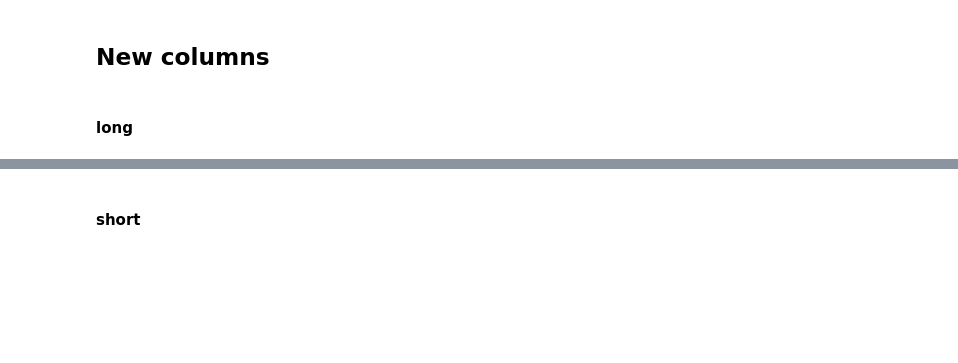
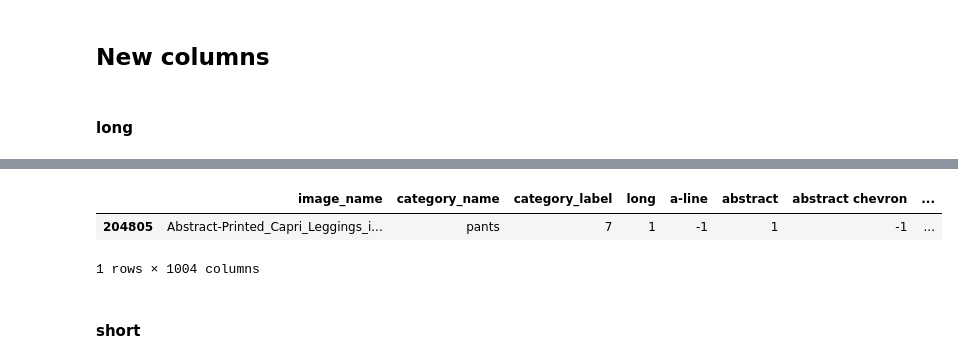
Before and after one commit to starsuzi/deep-fashion, a Jupyter notebook: merge-more-attributes.ipynb, the cells around one changed output, grey strips where cells are left out. Drawn from its saved outputs; the diff is of its cells as text; code cells hidden in the pictures; blank space fills up the shorter version.

```diff
--- a/merge-more-attributes.ipynb
+++ b/merge-more-attributes.ipynb
@@ -483,0 +534,16 @@ def mergeMultipleColumns(lst_attr, merged_col):
+# %%
+set_long_pants_name=set(df_long_pants.loc[df_long_pants['long'] == 1]['image_name'])
+for i,img_name in enumerate(df_attr_category_combined['image_name']):
+    #print(i)
+    if img_name in set_long_pants_name:
+        #print(img_name)
+        #print(i)
+        #print(df_attr_category_combined.index[i])
+        #(df_attr_category_combined.loc[df_attr_category_combined['image_name'] == img_name]['long']) = 1
+        df_attr_category_combined.loc[i,'long'] = 1
+# %%
+df_attr_category_combined.loc[df_attr_category_combined['image_name'] == 'Abstract-Printed_Capri_Leggings_img_00000001']
+# %% [output]
+|  | image_name | category_name | category_label | long | a-line | abstract | abstract chevron | ... |
+| 204805 | Abstract-Printed_Capri_Leggings_i... | pants | 7 | 1 | -1 | 1 | -1 | ... |
+1 rows × 1004 columns
```
Also changed, not shown: parts of 29 cells of this notebook.
